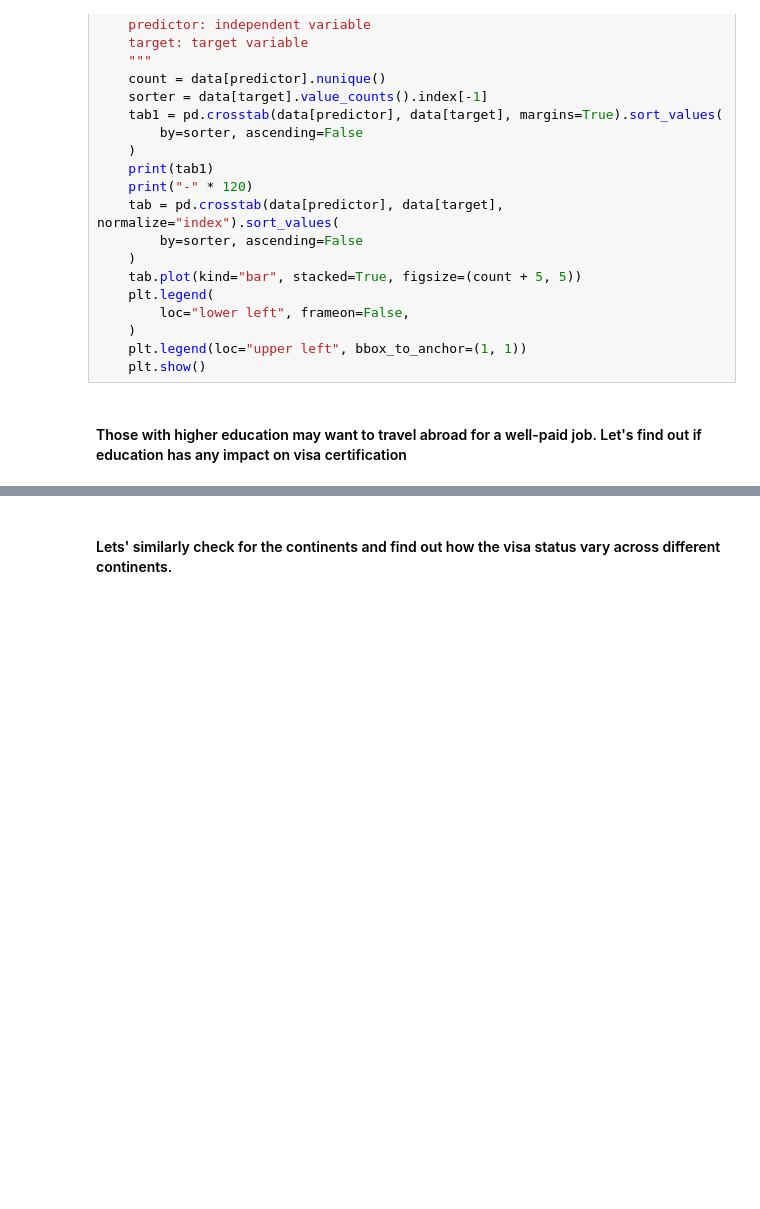
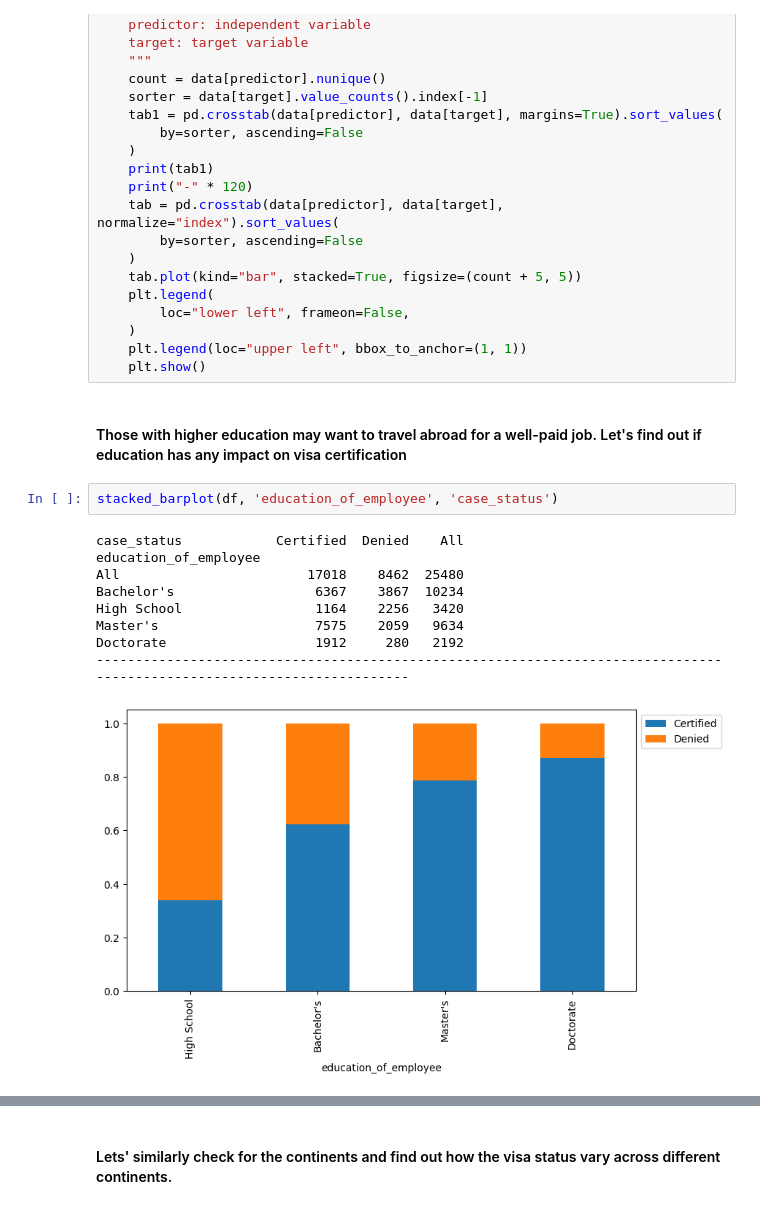
Before and after one commit to rahulmakwana32/30_Days_Machine_Learning, a Jupyter notebook: EasyVisa_fullcode.ipynb, the cells around one changed output, grey strips where cells are left out. Drawn from its saved outputs; the diff is of its cells as text; blank space fills up the shorter version.

```diff
--- a/EasyVisa_fullcode.ipynb
+++ b/EasyVisa_fullcode.ipynb
@@ -427,3 +427,15 @@ def stacked_barplot(data, predictor, target):
     plt.show()
 # %% [markdown]
 #### Those with higher education may want to travel abroad for a well-paid job. Let's find out if education has any impact on visa certification
+# %%
+stacked_barplot(df, 'education_of_employee', 'case_status')
+# %% [output]
+case_status            Certified  Denied    All
+education_of_employee
+All                        17018    8462  25480
+Bachelor's                  6367    3867  10234
+High School                 1164    2256   3420
+Master's                    7575    2059   9634
+Doctorate                   1912     280   2192
+------------------------------------------------------------------------------------------------------------------------
+[figure, added]
```
Also changed, not shown: parts of 3 cells of this notebook.
